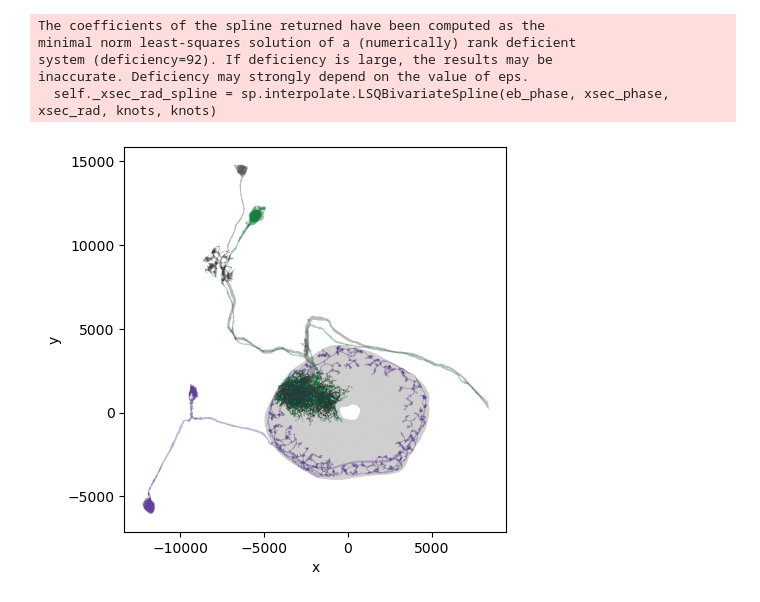
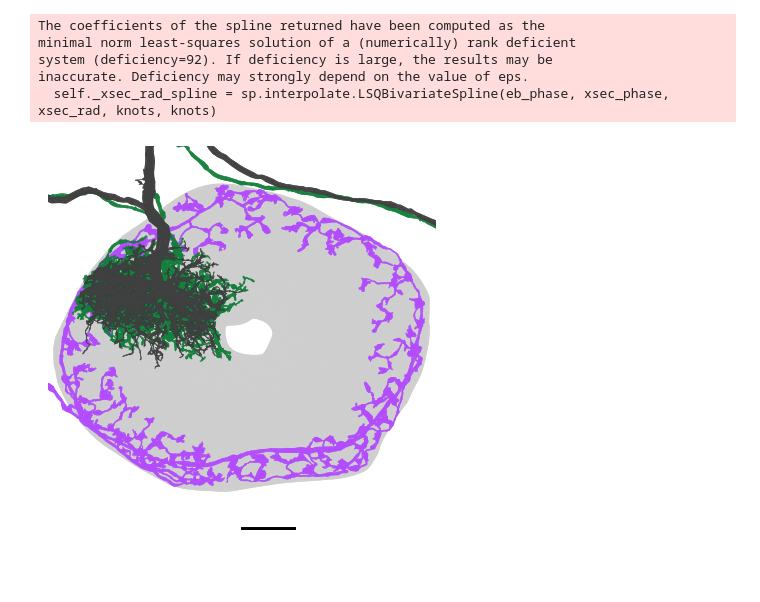
Before and after one commit to yfisher-lab/NeuromodPlasticity, a Jupyter notebook: NeuromodPlasticity/figures/connectomics/synapse_distance.ipynb, the cells around one changed output. Saved outputs shown, nothing was run; the diff lists cells and outputs as text; code cells hidden in the pictures; blank space fills up the shorter version.

```diff
--- a/NeuromodPlasticity/figures/connectomics/synapse_distance.ipynb
+++ b/NeuromodPlasticity/figures/connectomics/synapse_distance.ipynb
@@ -27,3 +26,6 @@ The autoreload extension is already loaded. To reload it, use:
+# %%
+figfolder = pathlib.Path('/media/mplitt/SSD_storage/fig_scratch/EL_connectomics')
+figfolder.mkdir(parents=True, exist_ok=True)
 # %%
 c = nmp.connectomics.npt_client()
 # %%
@@ -99,22 +105,33 @@ pen_skel = change_of_basis(pen_skel)
 # %%
 fig, ax = plt.subplots(figsize=(5, 5))
 _ = navis.plot2d(
                 [eb, er4d_skel, el_skel, epg_skel],
                 method="2d",
                 connectors=False,
                 linewidth=1.2,  # Make neuron a bit thinner to emphasize the synapses
                 view=("x", "y"),
-                color=(plt.cm.Purples(.8),
+                color=(plt.cm.cool(.7),
                        plt.cm.Greens(.8),
                        plt.cm.Greys(.8),
                        plt.cm.Greys(.3)),
-                alpha=.2,
+                alpha=1.,
                 radius=True,
                 ax=ax,
             )
 ax.grid(False)
+ax.set_xlim([-5100, 5000])
+ax.set_ylim([-5000,5000])
+ax.plot([0,1000/8*10],[-5000, -5000], linewidth=5, color='black') # 10 micron line
+ax.set_xticks([])
+ax.set_yticks([])
+ax.set_xlabel('')
+ax.set_ylabel('')
+for s in ['top', 'left', 'bottom', 'right']:
+       ax.spines[s].set_visible(False)
+
+fig.savefig(figfolder / "er4d_epg_el_examples.png", dpi=500,transparent=True)
 # %% [output]
-[figure, old version]
+[figure, new version]
 # %%
 
 er4d_epg_synapses = neu_orig.fetch_synapse_connections(example_er4d_bodyId,
```
Also changed, not shown: parts of 22 cells of this notebook, 5 other files.
